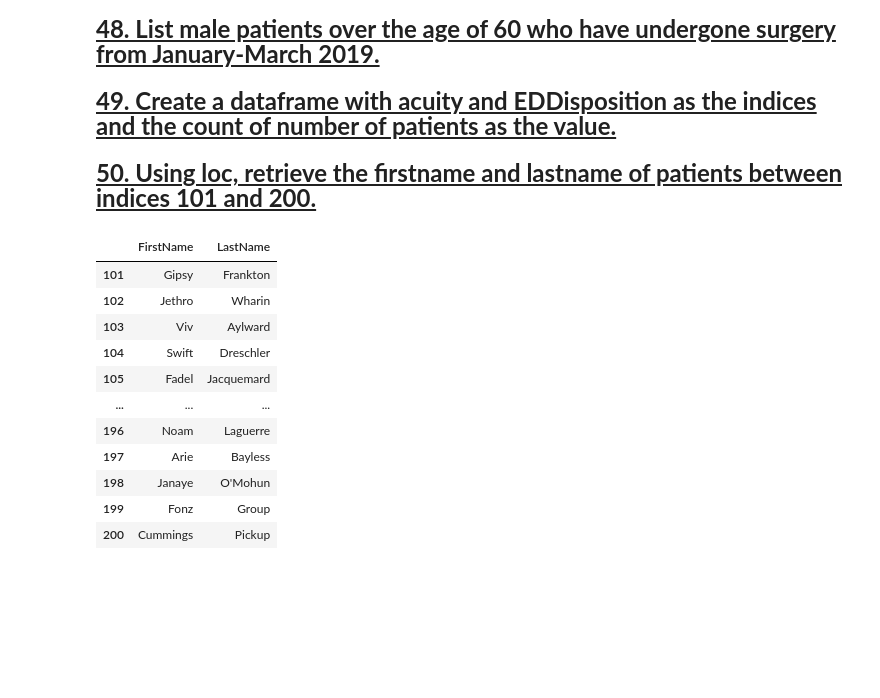
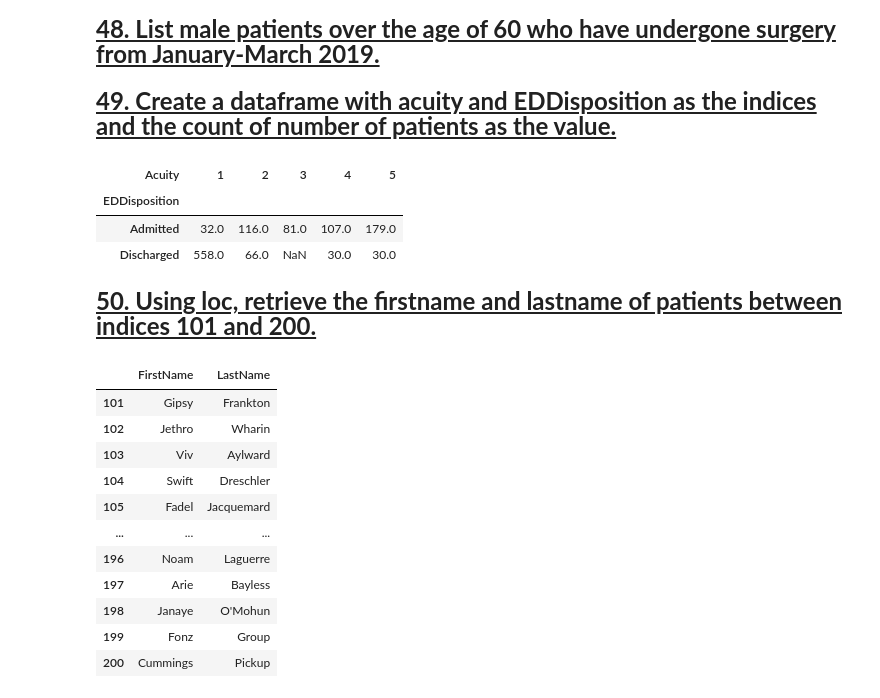
Before and after one commit to JyotsnaSusan/5Py, a Jupyter notebook: 5Py_FinalQuestions.ipynb, the cells around one changed output. Drawn from its saved outputs; the diff is of its cells as text; code cells hidden in the pictures; blank space fills up the shorter version.

```diff
--- a/5Py_FinalQuestions.ipynb
+++ b/5Py_FinalQuestions.ipynb
@@ -494,6 +542,18 @@ plt.show()
 <font size="5"><b><u>48. List male patients over the age of 60 who have undergone surgery from January-March 2019.</u></b></font>
 # %% [markdown]
 <font size="5"><b><u>49. Create a dataframe with acuity and EDDisposition as the indices and the count of number of patients as the value.</u></b></font>
+# %%
+df_Acuity_Rfv = df_EDvisits.drop(columns=['EDVisitID', 'VisitDate', 'EDDischargeTime', 'ReasonForVisit'])
+
+df_NoPatients = df_Acuity_Rfv.groupby(['EDDisposition', 'Acuity']).size().unstack()
+
+
+df_NoPatients
+# %% [output]
+| Acuity | 1 | 2 | 3 | 4 | 5 |
+| EDDisposition |  |  |  |  |  |
+| Admitted | 32.0 | 116.0 | 81.0 | 107.0 | 179.0 |
+| Discharged | 558.0 | 66.0 | NaN | 30.0 | 30.0 |
 # %% [markdown]
 <font size="5"><b><u>50. Using loc, retrieve the firstname and lastname of patients between indices 101 and 200.
 </u></b></font>
```
Also changed, not shown: parts of 7 cells of this notebook, 4 other files.
